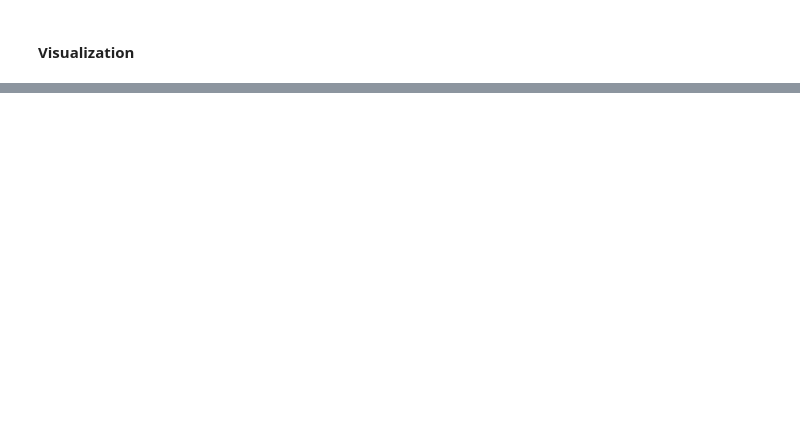
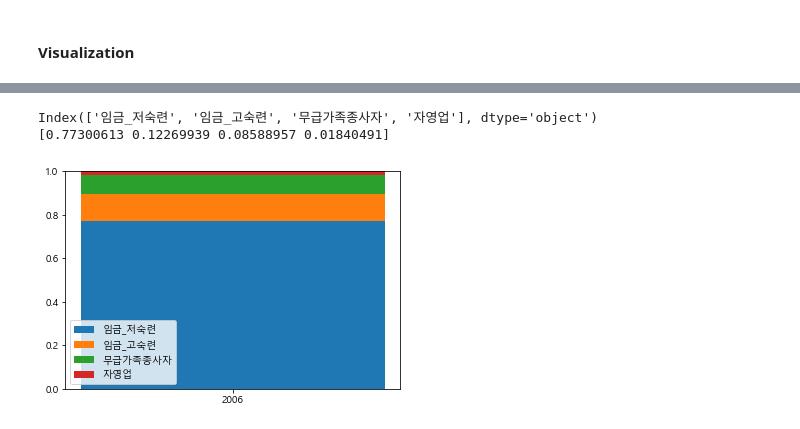
Before and after one commit to luckyspia/GAP, a Jupyter notebook: New_Aging_Survey/2. Analysis.ipynb, the cells around one changed output, grey strips where cells are left out. Cells and saved outputs as stored; diff of their text form; code cells hidden in the pictures; blank space fills up the shorter version.

```diff
--- a/New_Aging_Survey/2. Analysis.ipynb
+++ b/New_Aging_Survey/2. Analysis.ipynb
@@ -458,13 +455,0 @@ for idx, data in enumerate(data_lst):
-# %%
-for idx, data in enumerate(data_lst):
-    for clus in range(0, 6):
-        plt.figure(figsize=(25, 10))
-        n = 1
-        for i, col in enumerate(cols[1:]):
-            ax = plt.subplot(1, 5, n)
-            colors = sns.color_palette('hls',len(data[col].value_counts()))
-            temp = data[data['Cluster'] == clus].drop(['Year', 'Cluster'], axis=1)[col].value_counts()
-            ax.bar(x = temp.index, height= temp.values, color = colors, axes= ax)
-            plt.title(f'{idx}th data of {clus}th of {col}')
-            n += 1
-        plt.show()
@@ -494,0 +468,3 @@ cols
+# %%
+temp_data = full_data[(full_data['Cluster']==0) & (full_data['Year']==2006)]
+temp_data
@@ -494,0 +485,24 @@ cols
+# %%
+print(temp.Job.value_counts().index)
+print(temp.Job.value_counts(normalize=True).values)
+# %% [output]
+Index(['임금_저숙련', '임금_고숙련', '무급가족종사자', '자영업'], dtype='object')
+[0.77300613 0.12269939 0.08588957 0.01840491]
+# %%
+temp = temp_data.Job.value_counts(normalize=True)
+memory = 0
+
+for i in range(len(temp)):
+    if i == 0:
+        plt.bar(x='2006', height=temp.values[i], label=temp.index[i])
+    elif i == 1:
+        plt.bar(x='2006', height=temp.values[i], label=temp.index[i],
+                bottom = temp.values[i-1])
+    else:
+        plt.bar(x='2006', height=temp.values[i], label=temp.index[i],
+                bottom = memory)
+    memory += temp.values[i]
+    plt.legend()
+    plt.ylim([0, 1.0])
+# %% [output]
+[figure, added]
```
Also changed, not shown: parts of 24 cells of this notebook.
